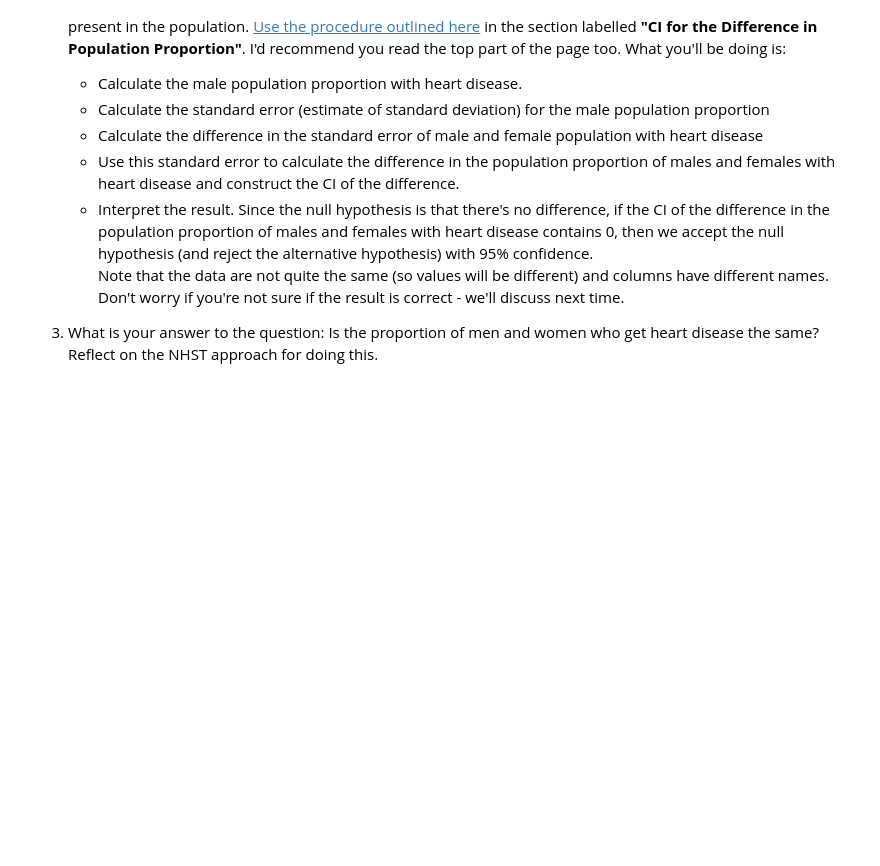
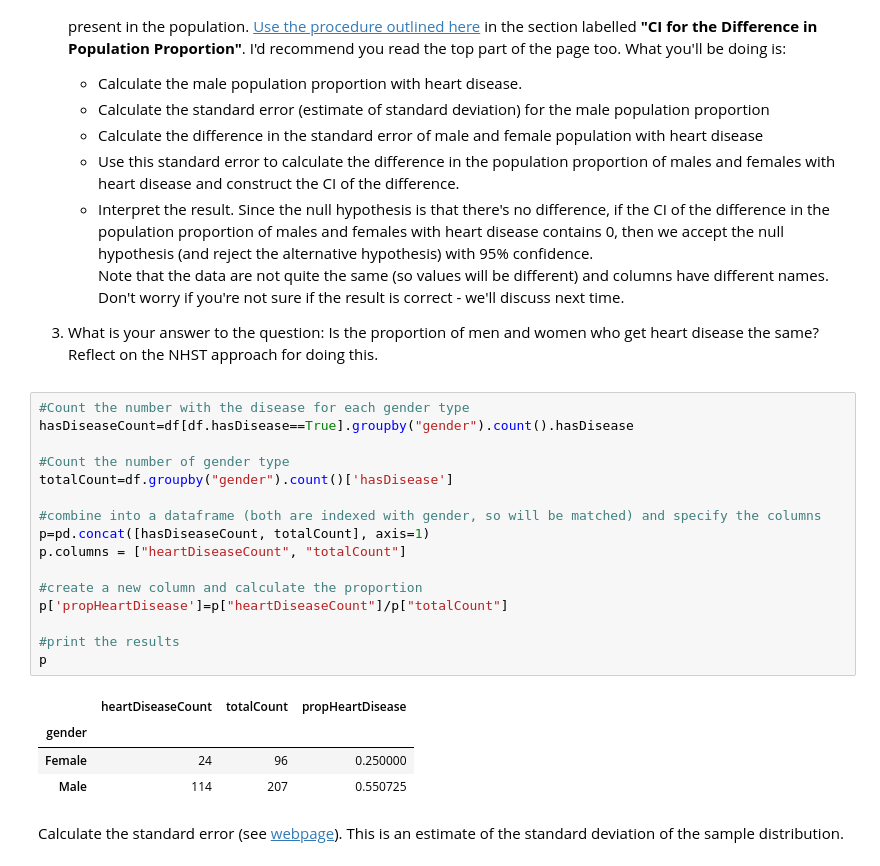
Before and after one commit to qhuy0801/IN3061_INM430_coursework_2022_quang.bui.2, a Jupyter notebook: week04/Week 4 - Inferential Statistic and the "New Statistic".ipynb, the cells around one changed output. Cells and saved outputs as stored; diff of their text form; blank space fills up the shorter version.

```diff
--- a/week04/Week 4 - Inferential Statistic a.k.a "New Statistic".ipynb
+++ b/week04/Week 4 - Inferential Statistic and the "New Statistic".ipynb
@@ -117,3 +135,26 @@ print(p.head())
     Note that the data are not quite the same (so values will be different) and columns have different names. Don't worry if you're not sure if the result is correct - we'll discuss next time.
 
 3. What is your answer to the question: Is the proportion of men and women who get heart disease the same? Reflect on the NHST approach for doing this.
+# %%
+#Count the number with the disease for each gender type
+hasDiseaseCount=df[df.hasDisease==True].groupby("gender").count().hasDisease
+
+#Count the number of gender type
+totalCount=df.groupby("gender").count()['hasDisease']
+
+#combine into a dataframe (both are indexed with gender, so will be matched) and specify the columns
+p=pd.concat([hasDiseaseCount, totalCount], axis=1)
+p.columns = ["heartDiseaseCount", "totalCount"]
+
+#create a new column and calculate the proportion
+p['propHeartDisease']=p["heartDiseaseCount"]/p["totalCount"]
+
+#print the results
+p
+# %% [output]
+|  | heartDiseaseCount | totalCount | propHeartDisease |
+| gender |  |  |  |
+| Female | 24 | 96 | 0.250000 |
+| Male | 114 | 207 | 0.550725 |
+# %% [markdown]
+Calculate the standard error (see [webpage](https://regenerativetoday.com/a-complete-guide-to-confidence-interval-and-calculation-in-python/)). This is an estimate of the standard deviation of the sample distribution.
```
Also changed, not shown: parts of 15 cells of this notebook, 8 other files.
